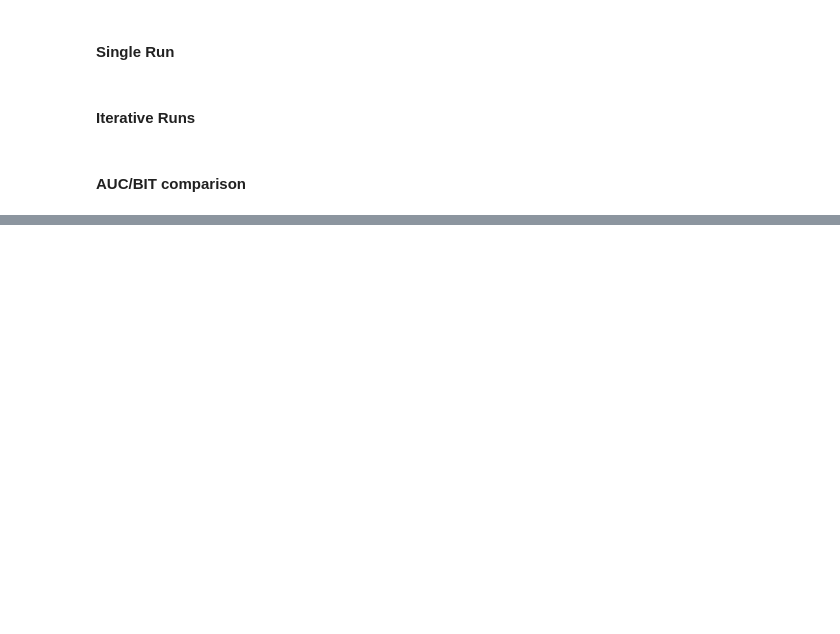
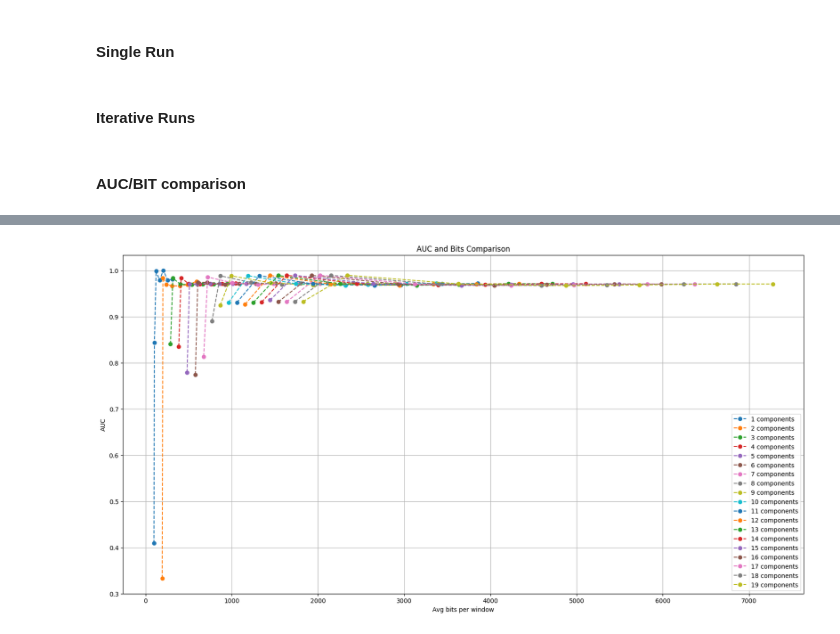
Before and after one commit to PolCeru/CSI-Compression, a Jupyter notebook: passage/PCA_compression_passage.ipynb, the cells around one changed output, grey strips where cells are left out. Drawn from its saved outputs; the diff is of its cells as text; code cells hidden in the pictures; blank space fills up the shorter version.

```diff
--- a/passage/PCA_compression_passage.ipynb
+++ b/passage/PCA_compression_passage.ipynb
@@ -523,9 +525,9 @@ def plot_MuStdAmplPaper(data, reconstructed_data, directory):
 # %% [markdown]
 #### Classification (partially from another notebook):
 # %%
-filteredFeaturesPassage = pd.read_csv("csv/filteredFeaturesPassage.csv")
+filteredFeaturesPassage = pd.read_csv("csv/datasets/filteredFeaturesPassage.csv")
 def load_comparison():
-    filteredFeaturesPassage = pd.read_csv("csv/filteredFeaturesPassage.csv")
+    filteredFeaturesPassage = pd.read_csv("csv/datasets/filteredFeaturesPassage.csv")
     #featuredDf = extractWindowedFeatures(filteredDf,column_indexes = interestedIndexes,w2=w2)
     orig_auc = classify_passage(filteredFeaturesPassage, plot_roc=False)
     return orig_auc
@@ -553,10 +555,10 @@ def apply_classification(reconstructed_filtered):
 # %% [markdown]
 #### Single Run
 # %%
-df = pd.read_csv('csv/passage.csv')
+df = pd.read_csv('csv/datasets/passage.csv')
 data = data_preprocessing(df, method)
 
-target = 99
+target = 99.99
 num_levels = 8
 # %%
 #PCA
@@ -600,23 +602,22 @@ if(saveCSV):
 # %% [markdown]
 #### Iterative Runs
 # %%
-#Define your targets and num_levels to iterate over
-targets = [85, 90, 95, 99]
-num_levels = [64, 128]
+components = [i for i in range(1, 20)]
+num_levels = [2, 4, 8, 16, 32, 64, 128]
 
 results = []
 orig_auc = load_comparison()
 
-for target in targets:
-    directory = os.path.join(base_directory, f'Target_{target}')
+for n_components in components:
+    directory = os.path.join(base_directory, f'{n_components}_components')
     os.makedirs(directory, exist_ok=True)
 
     # Read and preprocess data
-    df = pd.read_csv('csv/passage.csv')
+    df = pd.read_csv('csv/datasets/passage.csv')
     data = data_preprocessing(df, method)
 
     # PCA
-    scaled_data, n_components = find_n_components(data, target, directory)
+    scaled_data = scaler.fit_transform(data)
     reduced_df, pca = analyze_PCA(scaled_data, n_components, directory)
     unused_features = analyze_PC(data, pca, n_components)
 
@@ -641,19 +642,17 @@ for target in targets:
 
         # Filtering and Classification
         reconstructed_filtered = apply_filtering(reconstructed_df)
-        print(f"----------Results with target {target}%, num_levels {level} ----------")
+        print(f"----------Results with {n_components} components, num_levels {level} ----------")
         reconstructed_featured, auc_value = apply_classification(reconstructed_filtered)
 
         results.append({
-            'Method': method.name,
-            'target': target,
             'n_components': n_components,
             'num_levels': level,
             'AUC': auc_value,
             'Original AUC': orig_auc
         })
 
-        plot_MuStdAmplPaper(filteredFeaturesPassage, reconstructed_featured, sub_directory)
+        plot_MuStdAmplPaper(filteredFeaturesPassage, reconstructed_featured, directory, level)
 
         if (saveCSV):
             encoded_df.to_csv(os.path.join(sub_directory, 'encodedQuantizedPCAPassage.csv'), index=False)
@@ -798,3 +745,23 @@ Final Cumulative Explained Variance: 0.954262330956542
+# %%
+auc_bit = pd.read_csv(os.path.join(base_directory, 'auc_bit_comparison.csv'))
+components = [1,2,3,4,5,6,8,10,12,14,16,18]
+
+plt.figure(figsize=(20, 10))
+for n_components in auc_bit['n_components'].unique():
+    #if (n_components%3 != 0): continue
+    #if (n_components not in components): continue
+    target_data = auc_bit[auc_bit['n_components'] == n_components]
+    plt.plot(target_data['win_bitsENC'], target_data['AUC'], marker='o', linestyle='--', label=f'{n_components} components')
+#plt.ylim(0.7)
+plt.title('AUC and Bits Comparison')
+plt.xlabel('Avg bits per window')
+plt.ylabel('AUC')
+plt.legend()
+plt.grid()
+plt.savefig(os.path.join(base_directory, 'auc_bit_comparison.png'))
+plt.show()
+# %% [output]
+[figure, added]
 # %%
 auc_bit = pd.read_csv(os.path.join(base_directory, 'auc_bit_comparison.csv'))
 
```
Also changed, not shown: parts of 6 cells of this notebook, 4 other files.
